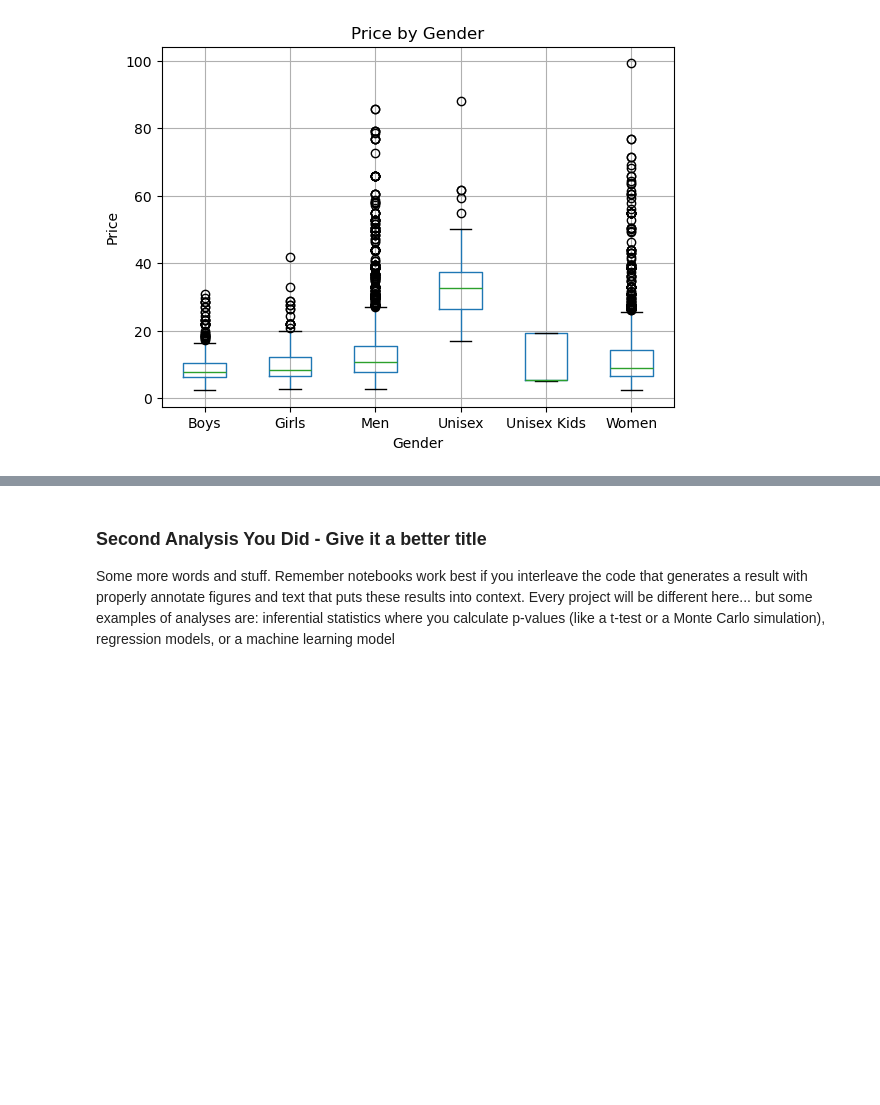
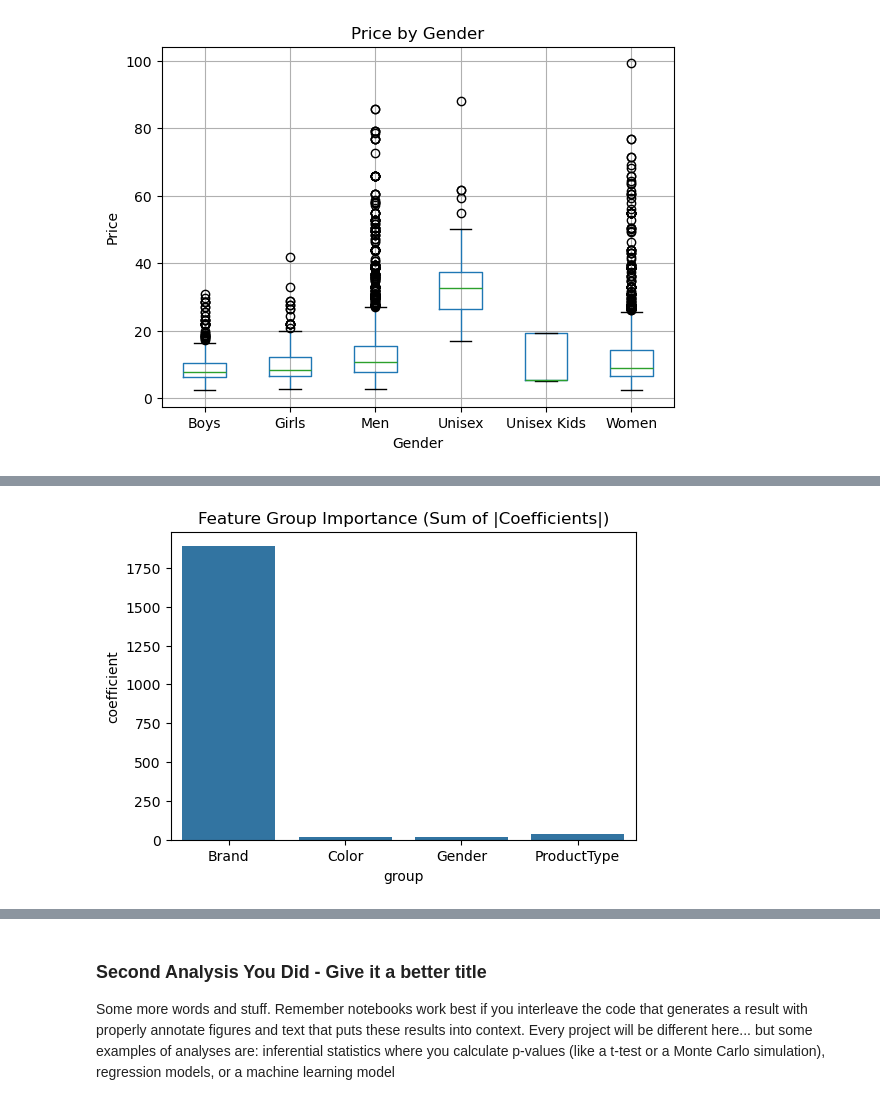
Before and after one commit to COGS108/Group034_WI26, a Jupyter notebook: 03-FinalProject.ipynb, the cells around one changed output, grey strips where cells are left out. Cells and saved outputs as stored; diff of their text form; code cells hidden in the pictures; blank space fills up the shorter version.

```diff
--- a/03-FinalProject.ipynb
+++ b/03-FinalProject.ipynb
@@ -283,0 +345,17 @@ Some more words and stuff.  Remember notebooks work best if you interleave the c
+# %%
+coef_df['group'] = coef_df['feature'].apply(
+    lambda x: 'Brand' if 'ProductBrand' in x else
+              'Gender' if 'Gender' in x else
+              'Color' if 'PrimaryColor' in x else
+              'ProductType' if 'ProductType' in x else
+              'Other'
+)
+
+group_importance = coef_df.groupby('group')['coefficient'].apply(lambda x: x.abs().sum()).reset_index()
+
+plt.figure(figsize=(6,4))
+sns.barplot(data=group_importance, x='group', y='coefficient')
+plt.title("Feature Group Importance (Sum of |Coefficients|)")
+plt.show()
+# %% [output]
+[figure, added]
```
Also changed, not shown: parts of 23 cells of this notebook.
